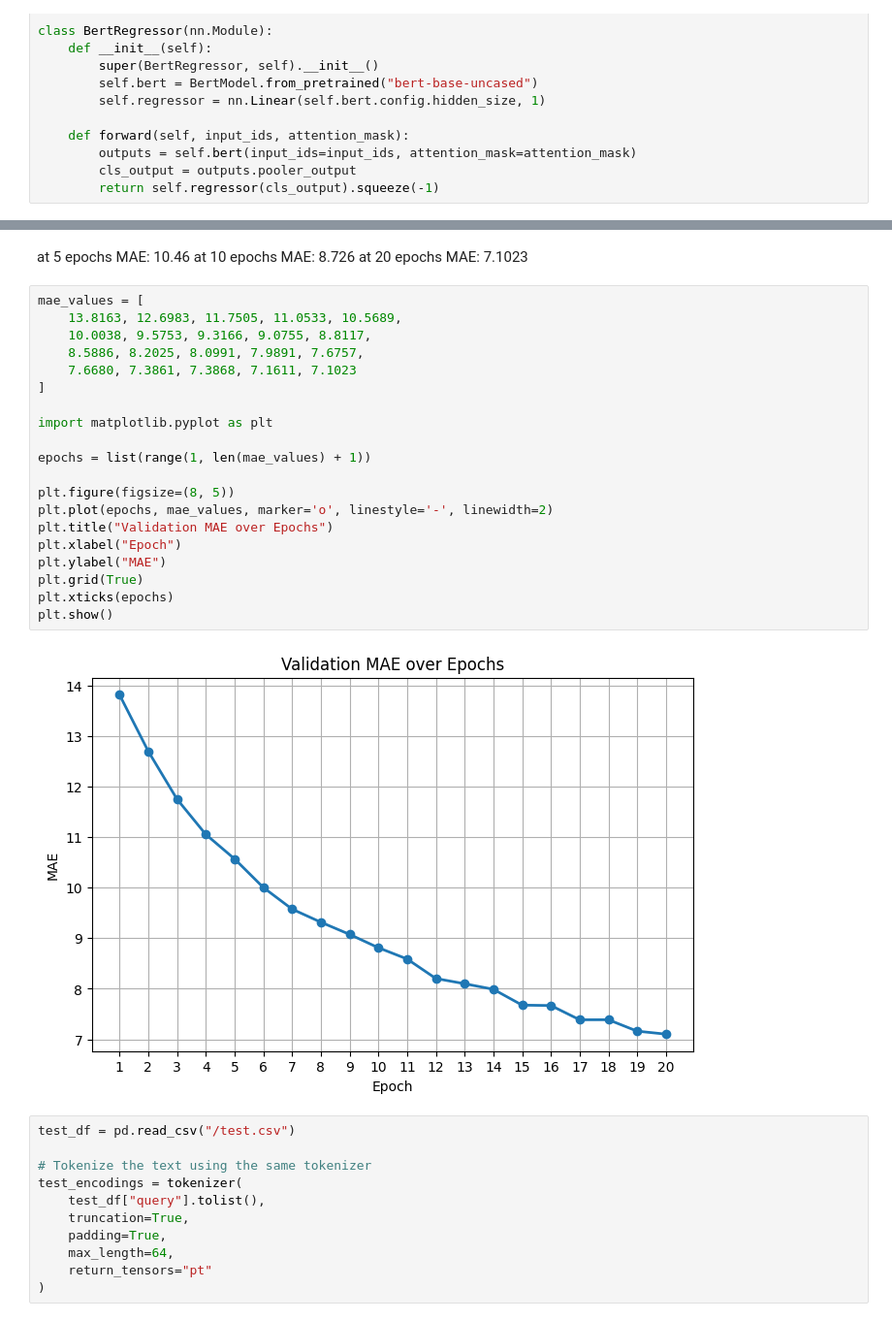
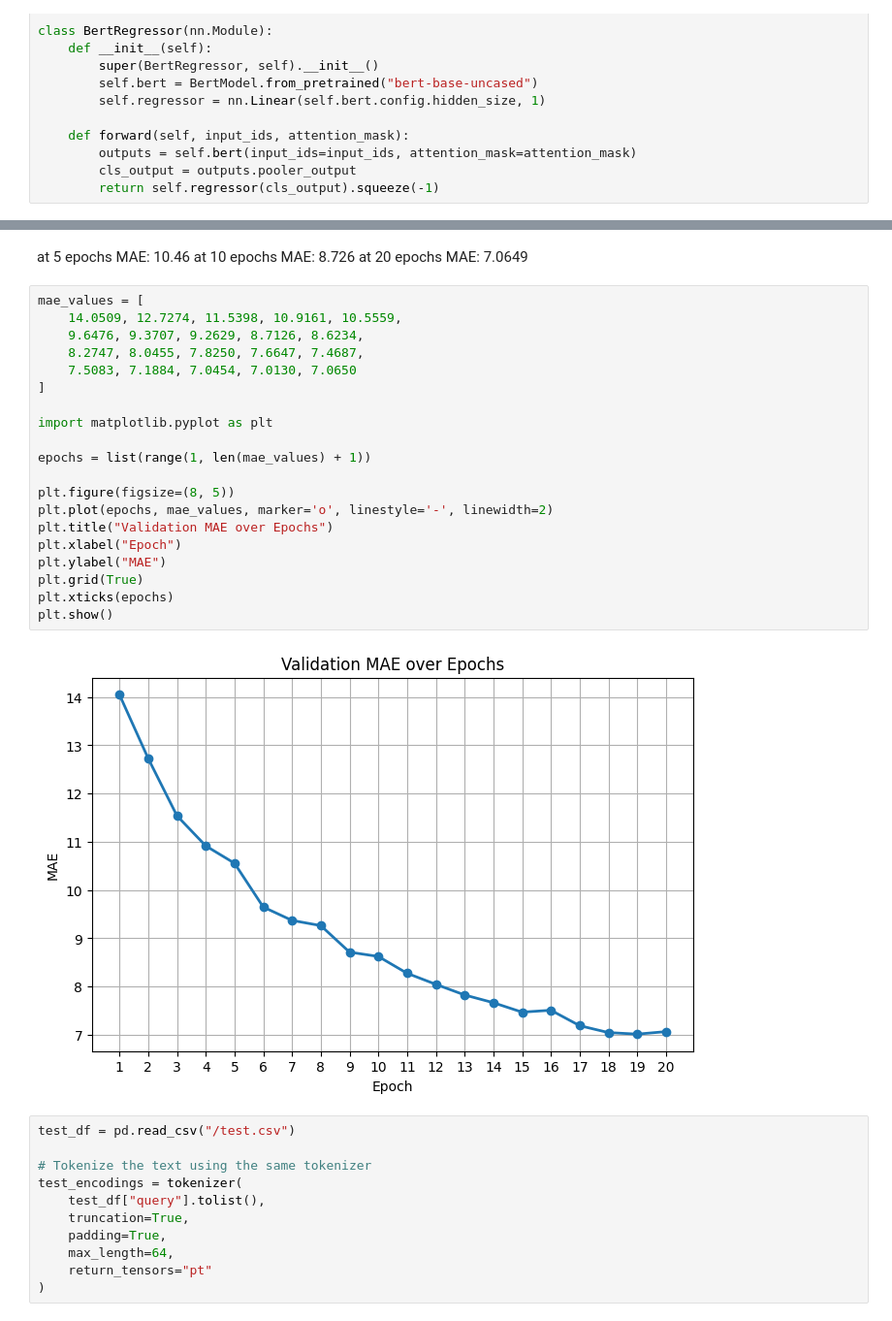
Before and after one commit to nicxs3/nutriBERT, a Jupyter notebook: nutriBench.ipynb, the cells around one changed output, grey strips where cells are left out. Shown: that part at 97% size. Drawn from its saved outputs; the diff is of its cells as text.

```diff
--- a/nutriBench.ipynb
+++ b/nutriBench.ipynb
@@ -224,29 +231,29 @@ Validation MAE: 20.161437483630724
 # %% [markdown]
 at 5 epochs MAE: 10.46
 at 10 epochs MAE: 8.726
-at 20 epochs MAE: 7.1023
+at 20 epochs MAE: 7.0649
 # %%
 mae_values = [
-    13.8163, 12.6983, 11.7505, 11.0533, 10.5689,
-    10.0038, 9.5753, 9.3166, 9.0755, 8.8117,
-    8.5886, 8.2025, 8.0991, 7.9891, 7.6757,
-    7.6680, 7.3861, 7.3868, 7.1611, 7.1023
+    14.0509, 12.7274, 11.5398, 10.9161, 10.5559,
+    9.6476, 9.3707, 9.2629, 8.7126, 8.6234,
+    8.2747, 8.0455, 7.8250, 7.6647, 7.4687,
+    7.5083, 7.1884, 7.0454, 7.0130, 7.0650
 ]
 
 import matplotlib.pyplot as plt
 
 epochs = list(range(1, len(mae_values) + 1))
 
 plt.figure(figsize=(8, 5))
 plt.plot(epochs, mae_values, marker='o', linestyle='-', linewidth=2)
 plt.title("Validation MAE over Epochs")
 plt.xlabel("Epoch")
 plt.ylabel("MAE")
 plt.grid(True)
 plt.xticks(epochs)
 plt.show()
 # %% [output]
-[figure, old version]
+[figure, new version]
 # %%
 test_df = pd.read_csv("/test.csv")
 
```
Also changed, not shown: parts of 6 cells of this notebook.
